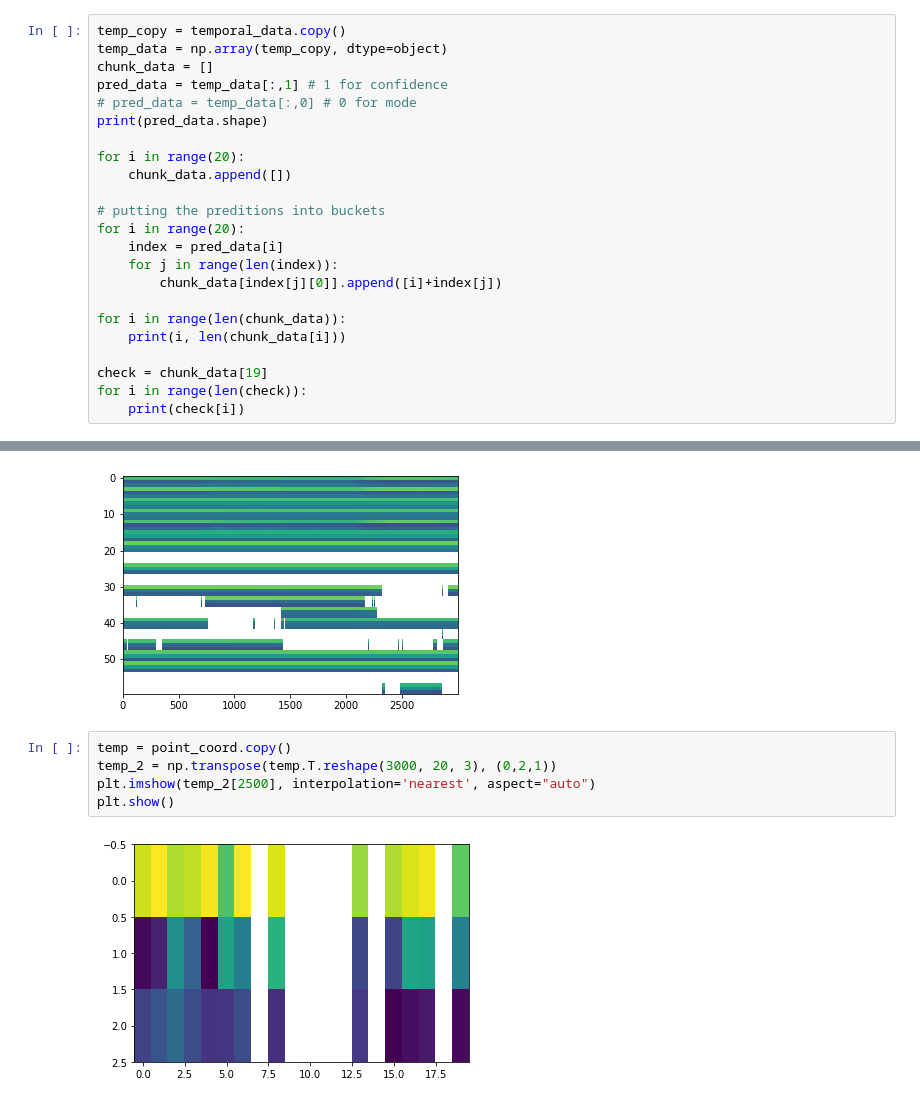
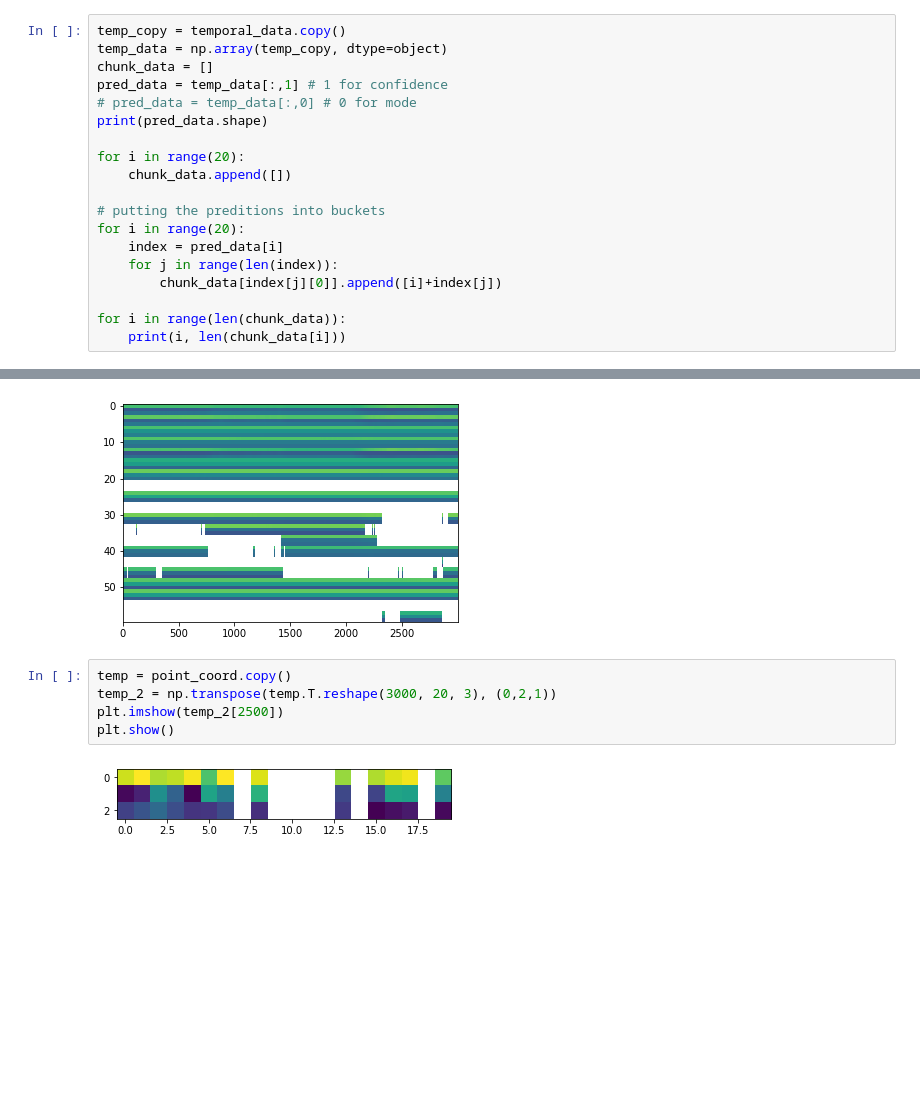
Before and after one commit to AlexKaiLe/Harvard, a Jupyter notebook: Python_Files/Test_1_Skeleton.ipynb, the cells around one changed output, grey strips where cells are left out. Cells and saved outputs as stored; diff of their text form; blank space fills up the shorter version.

```diff
--- a/Python_Files/old Skeleton.ipynb
+++ b/Python_Files/Test_1_Skeleton.ipynb
@@ -650,10 +591,6 @@ for i in range(20):
 
 for i in range(len(chunk_data)):
     print(i, len(chunk_data[i]))
-
-check = chunk_data[19]
-for i in range(len(check)):
-    print(check[i])
 # %% [output]
 (22,)
 0 1
@@ -789,7 +725,7 @@ plt.show()
 # %%
 temp = point_coord.copy()
 temp_2 = np.transpose(temp.T.reshape(3000, 20, 3), (0,2,1))
-plt.imshow(temp_2[2500], interpolation='nearest', aspect="auto")
+plt.imshow(temp_2[2500])
 plt.show()
 # %% [output]
-[figure, old version]
+[figure, new version]
```
Also changed, not shown: parts of 7 cells of this notebook, 3 other files.
